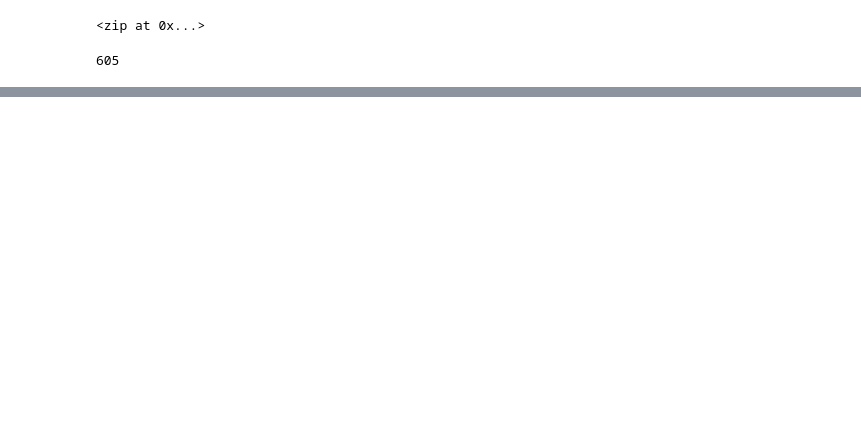
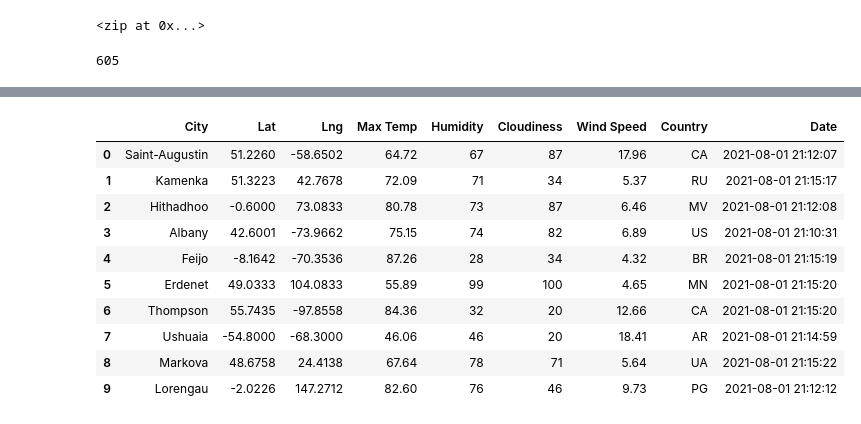
Before and after one commit to mpeace404/World_Weather_Analysis, a Jupyter notebook: WeatherPy.ipynb, the cells around one changed output, grey strips where cells are left out. Drawn from its saved outputs; the diff is of its cells as text; code cells hidden in the pictures; blank space fills up the shorter version.

```diff
--- a/WeatherPy.ipynb
+++ b/WeatherPy.ipynb
@@ -33,0 +40,4 @@ len(cities)
+# %%
+# Starting URL for Weather Map API Call.
+url = "http://api.openweathermap.org/data/2.5/weather?units=Imperial&APPID=" + "546afee4bb6b9ceafe0a10b6bb987bd9"
+print(url)
@@ -33,0 +127,16 @@ len(cities)
+# %%
+# Convert the array of dictionaries to a Pandas DataFrame.
+city_data_df = pd.DataFrame(city_data)
+city_data_df.head(10)
+# %% [output]
+|  | City | Lat | Lng | Max Temp | Humidity | Cloudiness | Wind Speed | Country | Date |
+| 0 | Saint-Augustin | 51.2260 | -58.6502 | 64.72 | 67 | 87 | 17.96 | CA | 2021-08-01 21:12:07 |
+| 1 | Kamenka | 51.3223 | 42.7678 | 72.09 | 71 | 34 | 5.37 | RU | 2021-08-01 21:15:17 |
+| 2 | Hithadhoo | -0.6000 | 73.0833 | 80.78 | 73 | 87 | 6.46 | MV | 2021-08-01 21:12:08 |
+| 3 | Albany | 42.6001 | -73.9662 | 75.15 | 74 | 82 | 6.89 | US | 2021-08-01 21:10:31 |
+| 4 | Feijo | -8.1642 | -70.3536 | 87.26 | 28 | 34 | 4.32 | BR | 2021-08-01 21:15:19 |
+| 5 | Erdenet | 49.0333 | 104.0833 | 55.89 | 99 | 100 | 4.65 | MN | 2021-08-01 21:15:20 |
+| 6 | Thompson | 55.7435 | -97.8558 | 84.36 | 32 | 20 | 12.66 | CA | 2021-08-01 21:15:20 |
+| 7 | Ushuaia | -54.8000 | -68.3000 | 46.06 | 46 | 20 | 18.41 | AR | 2021-08-01 21:14:59 |
+| 8 | Markova | 48.6758 | 24.4138 | 67.64 | 78 | 71 | 5.64 | UA | 2021-08-01 21:15:22 |
+| 9 | Lorengau | -2.0226 | 147.2712 | 82.60 | 76 | 46 | 9.73 | PG | 2021-08-01 21:12:12 |
```
Also changed, not shown: parts of 6 cells of this notebook.
